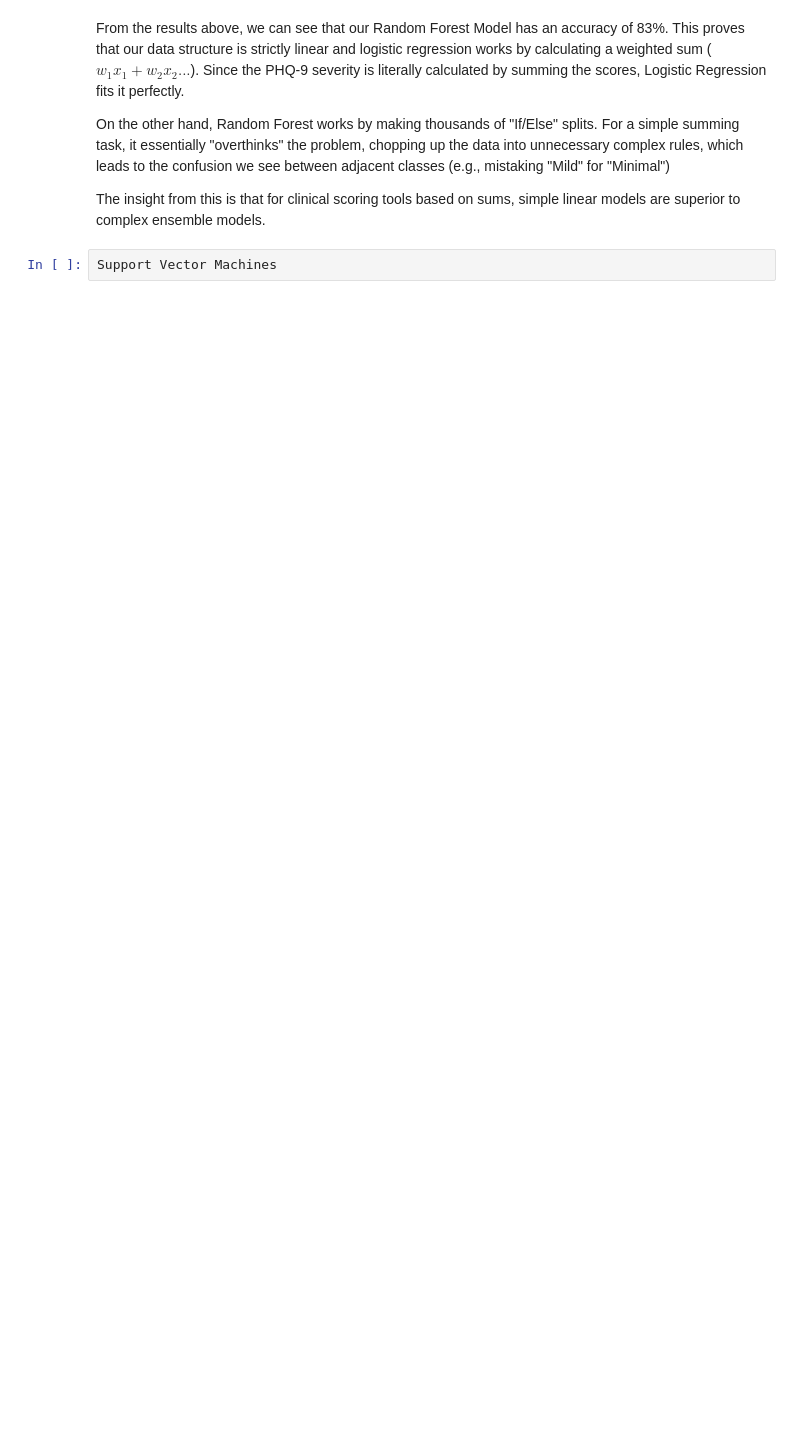
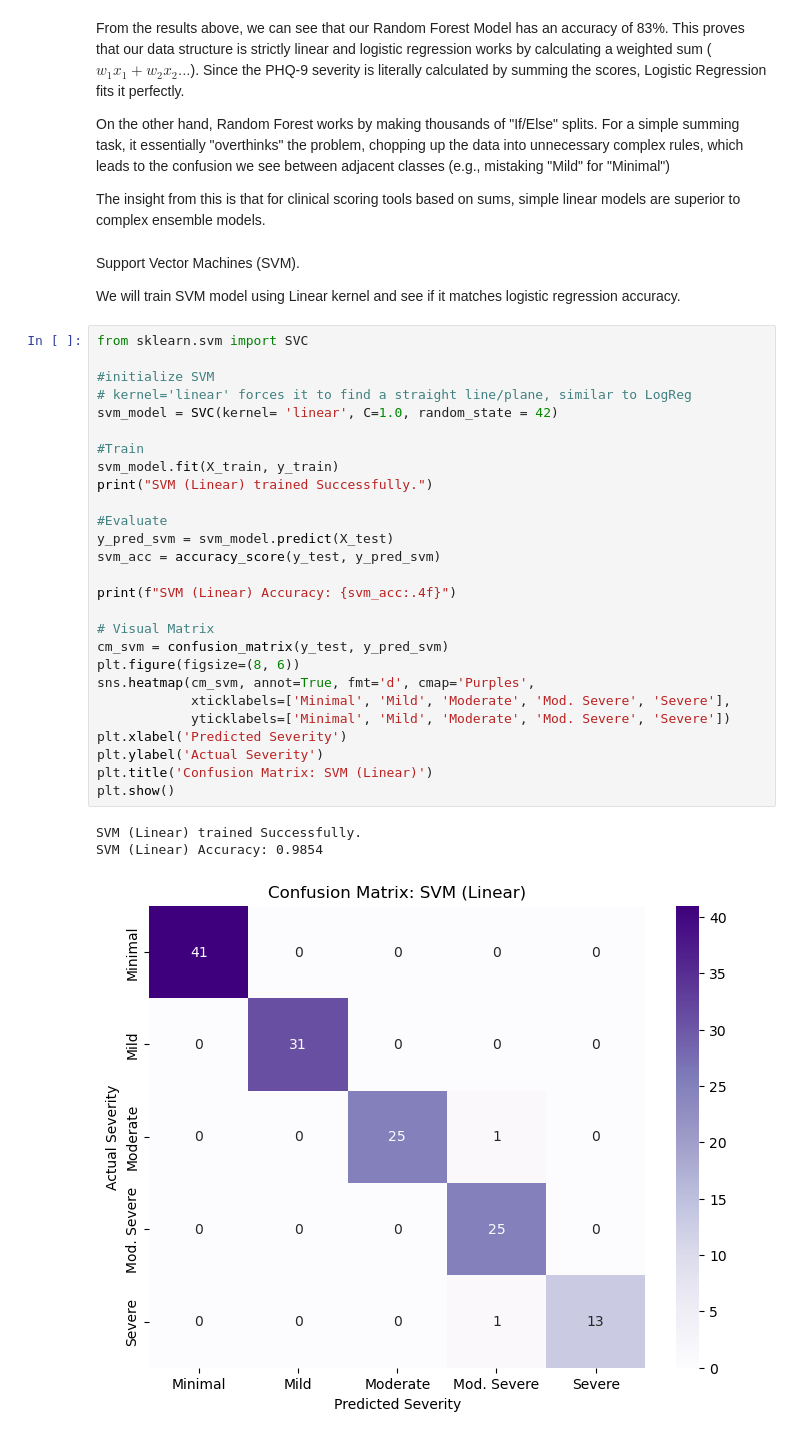
Before and after one commit to sultanjacob/Depression-Risk-classification-Using-ML, a Jupyter notebook: Depression Risk Classification.ipynb, the cells around one changed output. Cells and saved outputs as stored; diff of their text form; blank space fills up the shorter version.

Commit message:
SVM
I have trained SVM linear model

```diff
--- a/Depression Risk Classification.ipynb
+++ b/Depression Risk Classification.ipynb
@@ -288,5 +288,38 @@ From the results above, we can see that our Random Forest Model has an accuracy
 On the other hand, Random Forest works by making thousands of "If/Else" splits. For a simple summing task, it essentially "overthinks" the problem, chopping up the data into unnecessary complex rules, which leads to the confusion we see between adjacent classes (e.g., mistaking "Mild" for "Minimal")
 
 The insight from this is that for clinical scoring tools based on sums, simple linear models are superior to complex ensemble models.
-# %%
-Support Vector Machines
+# %% [markdown]
+Support Vector Machines (SVM).
+
+We will train SVM model using Linear kernel and see if it matches logistic regression accuracy.
+# %%
+from sklearn.svm import SVC
+
+#initialize SVM
+# kernel='linear' forces it to find a straight line/plane, similar to LogReg
+svm_model = SVC(kernel= 'linear', C=1.0, random_state = 42)
+
+#Train
+svm_model.fit(X_train, y_train)
+print("SVM (Linear) trained Successfully.")
+
+#Evaluate
+y_pred_svm = svm_model.predict(X_test)
+svm_acc = accuracy_score(y_test, y_pred_svm)
+
+print(f"SVM (Linear) Accuracy: {svm_acc:.4f}")
+
+# Visual Matrix
+cm_svm = confusion_matrix(y_test, y_pred_svm)
+plt.figure(figsize=(8, 6))
+sns.heatmap(cm_svm, annot=True, fmt='d', cmap='Purples',
+            xticklabels=['Minimal', 'Mild', 'Moderate', 'Mod. Severe', 'Severe'],
+            yticklabels=['Minimal', 'Mild', 'Moderate', 'Mod. Severe', 'Severe'])
+plt.xlabel('Predicted Severity')
+plt.ylabel('Actual Severity')
+plt.title('Confusion Matrix: SVM (Linear)')
+plt.show()
+# %% [output]
+SVM (Linear) trained Successfully.
+SVM (Linear) Accuracy: 0.9854
+[figure, added]
```
Also changed, not shown: parts of 1 cell of this notebook.
